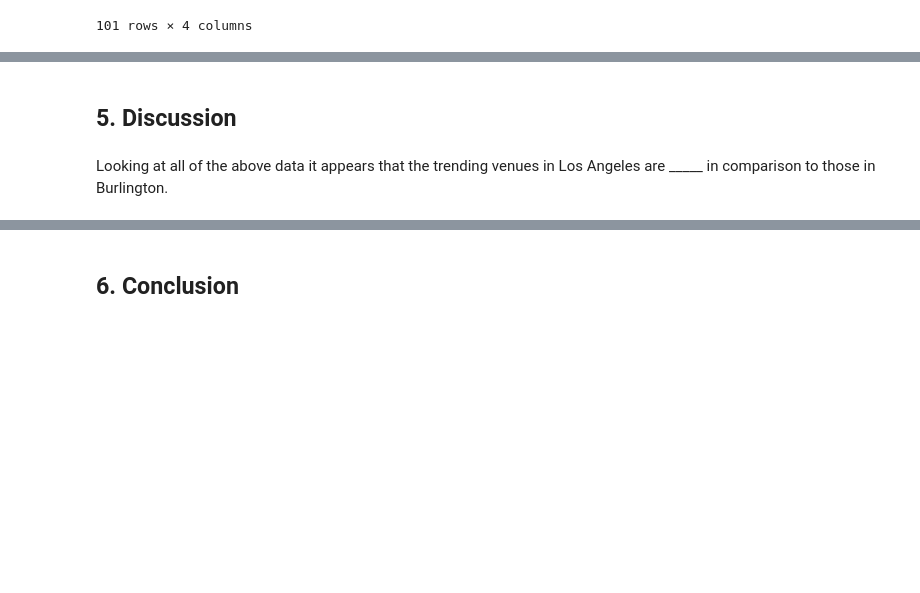
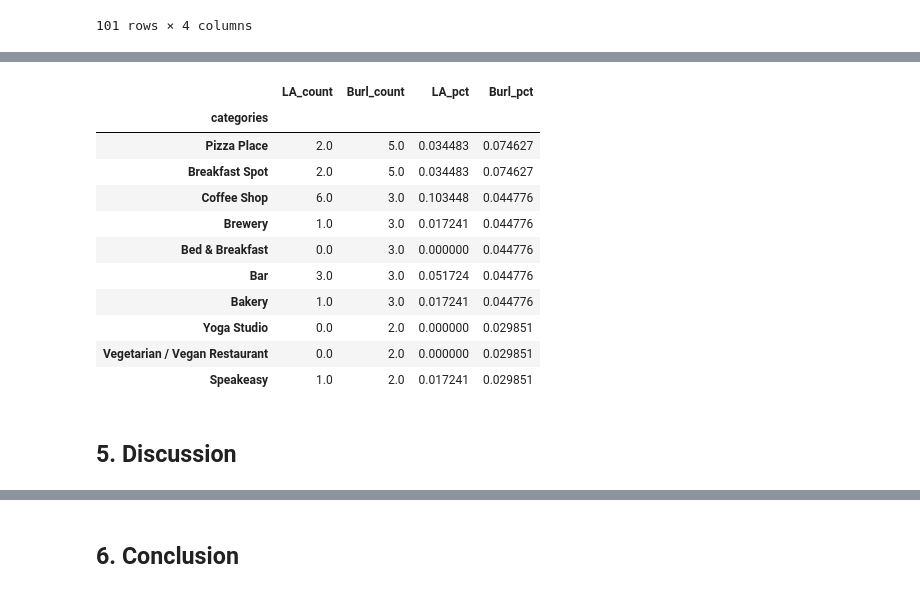
Before and after one commit to DrBrentRD/Coursera_Capstone, a Jupyter notebook: Capstone.ipynb, the cells around one changed output, grey strips where cells are left out. Cells and saved outputs as stored; diff of their text form; code cells hidden in the pictures; blank space fills up the shorter version.

```diff
--- a/Capstone.ipynb
+++ b/Capstone.ipynb
@@ -288,4 +305,19 @@ The percentages of each venue category between the two cities are:
+# %%
+#Sort this dataframe for top 10 in each city
+df_Burl = combined_venue_count.sort_values(by=['Burl_pct','categories'], ascending=False)
+df_Burl.head(10)
+# %% [output]
+|  | LA_count | Burl_count | LA_pct | Burl_pct |
+| categories |  |  |  |  |
+| Pizza Place | 2.0 | 5.0 | 0.034483 | 0.074627 |
+| Breakfast Spot | 2.0 | 5.0 | 0.034483 | 0.074627 |
+| Coffee Shop | 6.0 | 3.0 | 0.103448 | 0.044776 |
+| Brewery | 1.0 | 3.0 | 0.017241 | 0.044776 |
+| Bed & Breakfast | 0.0 | 3.0 | 0.000000 | 0.044776 |
+| Bar | 3.0 | 3.0 | 0.051724 | 0.044776 |
+| Bakery | 1.0 | 3.0 | 0.017241 | 0.044776 |
+| Yoga Studio | 0.0 | 2.0 | 0.000000 | 0.029851 |
+| Vegetarian / Vegan Restaurant | 0.0 | 2.0 | 0.000000 | 0.029851 |
+| Speakeasy | 1.0 | 2.0 | 0.017241 | 0.029851 |
 # %% [markdown]
 <H2>5. Discussion</H2>
-# %% [markdown]
-Looking at all of the above data it appears that the trending venues in Los Angeles are _____ in comparison to those in Burlington.
```
Also changed, not shown: parts of 5 cells of this notebook.
